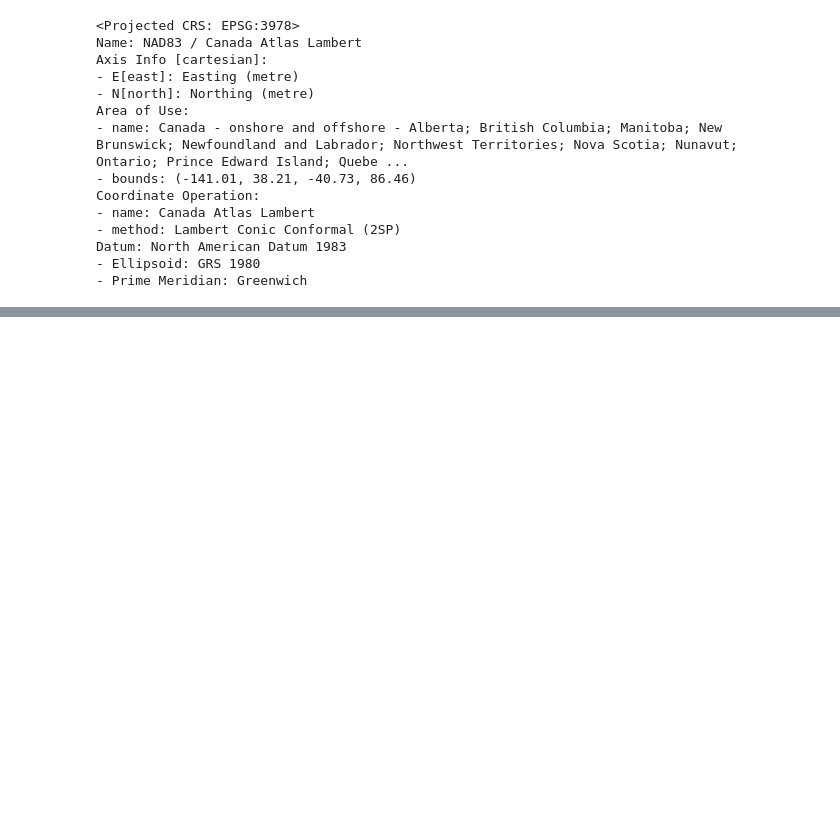
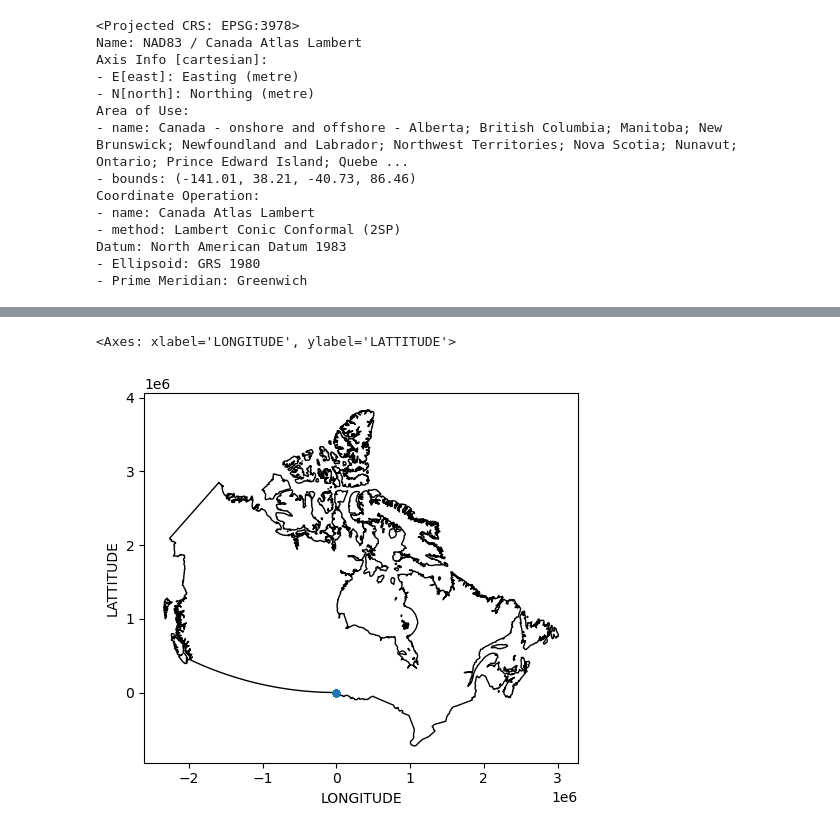
Before and after one commit to CarolinaPUCP/canadageorepo, a Jupyter notebook: CANADA_2.ipynb, the cells around one changed output, grey strips where cells are left out. Cells and saved outputs as stored; diff of their text form; code cells hidden in the pictures; blank space fills up the shorter version.

```diff
--- a/CANADA_2.ipynb
+++ b/CANADA_2.ipynb
@@ -157,9 +157,8 @@ Datum: North American Datum 1983
 # 3. Save the layer.
 # %%
 import pandas as pd
-infosalud=pd.read_csv(os.path.join("data","odhf_v1.1.csv"))
+import os
 
-# see
-
-infosalud
+infoavion= pd.read_csv(os.path.join("data", "Airports_Aeroports.csv"), encoding='latin1')
+infoavion
 # %% [output]
@@ -166,0 +178,9 @@ NameError: name 'os' is not defined
+# %%
+# bye first row
+infoavion.drop(index=0,inplace=True)
+infoavion.reset_index(drop=True, inplace=True)
+
+# keep the  columns needed
+keep=['CITY_VILLE', 'LONGITUDE','PROVINCE_EN','PROVINCE_FR','LATTITUDE']
+infoavion=infoavion.loc[:,keep]
+infoavion.info()
@@ -166,0 +200,9 @@ NameError: name 'os' is not defined
+# %%
+# let's plot
+
+base = canada.plot(color='white', edgecolor='black') #unprojected
+
+infoavion.plot.scatter(x = 'LONGITUDE', y = 'LATTITUDE',ax=base)
+# %% [output]
+<Axes: xlabel='LONGITUDE', ylabel='LATTITUDE'>
+[figure, added]
```
Also changed, not shown: parts of 5 cells of this notebook, 1 other file.
